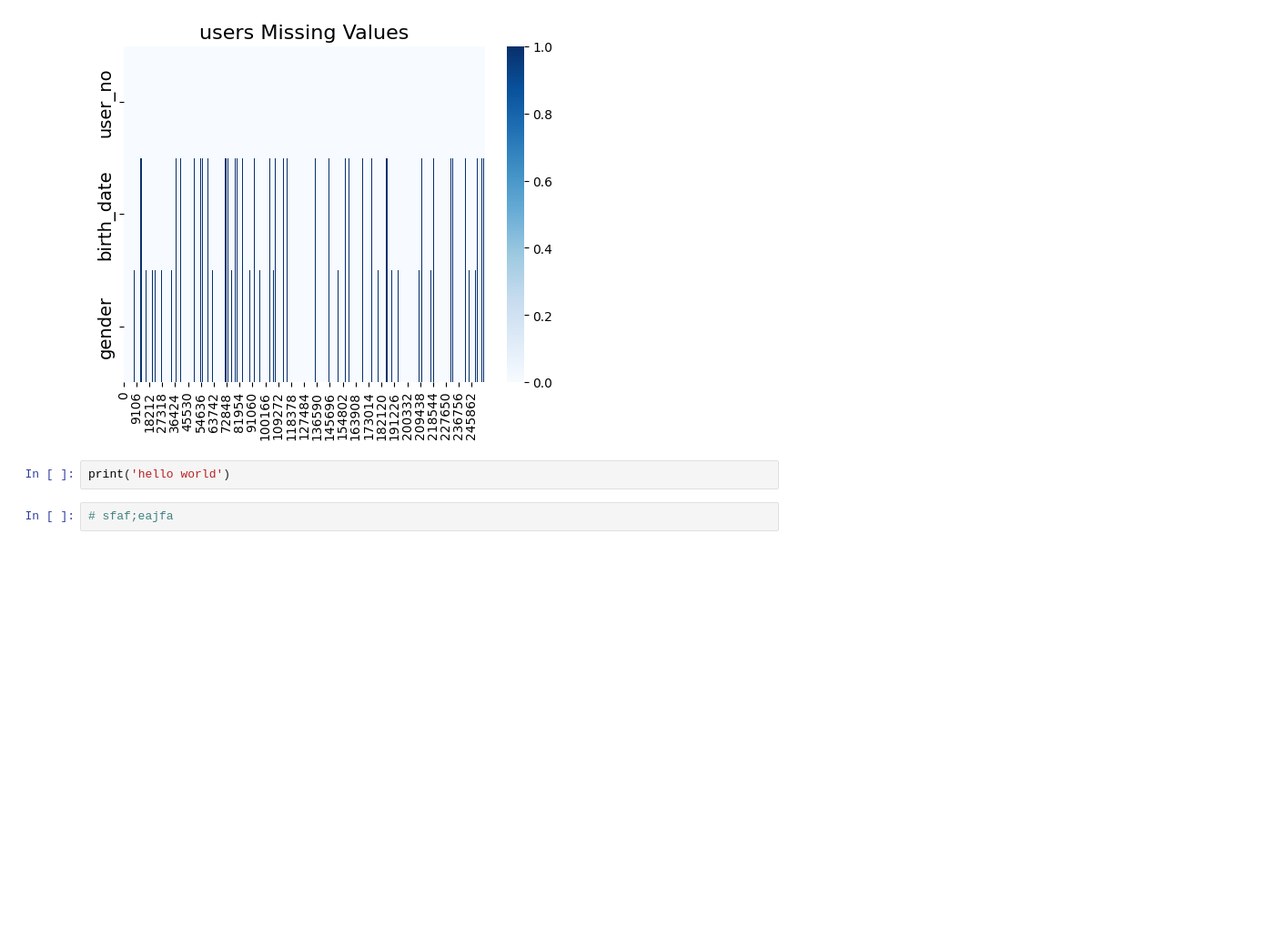
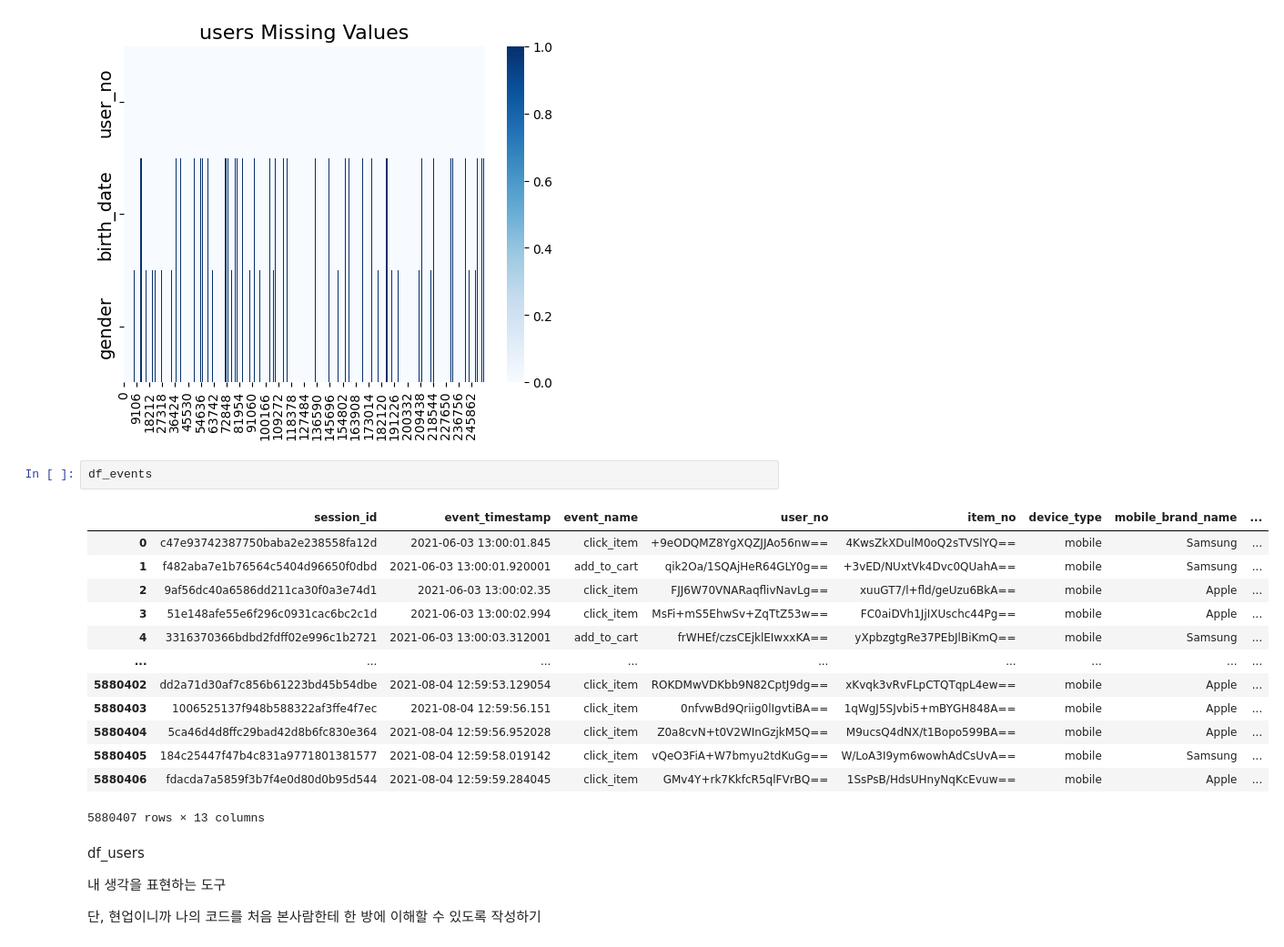
Before and after one commit to whatsasolo/eCommerce_PTJ, a Jupyter notebook: main.ipynb, the cells around one changed output. Shown: that part at 91% size. Drawn from its saved outputs; the diff is of its cells as text; blank space fills up the shorter version.

```diff
--- a/main.ipynb
+++ b/main.ipynb
@@ -89,7 +89,25 @@ for tick in ax.yaxis.get_major_ticks():
 plt.show()
 # %% [output]
 [figure]
-# %%
-print('hello world')
-# %%
-# sfaf;eajfa
+# %%
+df_events
+# %% [output]
+|  | session_id | event_timestamp | event_name | user_no | item_no | device_type | mobile_brand_name | ... |
+| 0 | c47e93742387750baba2e238558fa12d | 2021-06-03 13:00:01.845 | click_item | +9eODQMZ8YgXQZJJAo56nw== | 4KwsZkXDulM0oQ2sTVSlYQ== | mobile | Samsung | ... |
+| 1 | f482aba7e1b76564c5404d96650f0dbd | 2021-06-03 13:00:01.920001 | add_to_cart | qik2Oa/1SQAjHeR64GLY0g== | +3vED/NUxtVk4Dvc0QUahA== | mobile | Samsung | ... |
+| 2 | 9af56dc40a6586dd211ca30f0a3e74d1 | 2021-06-03 13:00:02.35 | click_item | FJJ6W70VNARaqflivNavLg== | xuuGT7/l+fld/geUzu6BkA== | mobile | Apple | ... |
+| 3 | 51e148afe55e6f296c0931cac6bc2c1d | 2021-06-03 13:00:02.994 | click_item | MsFi+mS5EhwSv+ZqTtZ53w== | FC0aiDVh1JjIXUschc44Pg== | mobile | Apple | ... |
+| 4 | 3316370366bdbd2fdff02e996c1b2721 | 2021-06-03 13:00:03.312001 | add_to_cart | frWHEf/czsCEjklEIwxxKA== | yXpbzgtgRe37PEbJlBiKmQ== | mobile | Samsung | ... |
+| ... | ... | ... | ... | ... | ... | ... | ... | ... |
+| 5880402 | dd2a71d30af7c856b61223bd45b54dbe | 2021-08-04 12:59:53.129054 | click_item | ROKDMwVDKbb9N82CptJ9dg== | xKvqk3vRvFLpCTQTqpL4ew== | mobile | Apple | ... |
+| 5880403 | 1006525137f948b588322af3ffe4f7ec | 2021-08-04 12:59:56.151 | click_item | 0nfvwBd9Qriig0lIgvtiBA== | 1qWgJ5SJvbi5+mBYGH848A== | mobile | Apple | ... |
+| 5880404 | 5ca46d4d8ffc29bad42d8b6fc830e364 | 2021-08-04 12:59:56.952028 | click_item | Z0a8cvN+t0V2WInGzjkM5Q== | M9ucsQ4dNX/t1Bopo599BA== | mobile | Apple | ... |
+| 5880405 | 184c25447f47b4c831a9771801381577 | 2021-08-04 12:59:58.019142 | click_item | vQeO3FiA+W7bmyu2tdKuGg== | W/LoA3I9ym6wowhAdCsUvA== | mobile | Samsung | ... |
+| 5880406 | fdacda7a5859f3b7f4e0d80d0b95d544 | 2021-08-04 12:59:59.284045 | click_item | GMv4Y+rk7KkfcR5qlFVrBQ== | 1SsPsB/HdsUHnyNqKcEvuw== | mobile | Apple | ... |
+5880407 rows × 13 columns
+# %% [markdown]
+df_users <br>
+
+내 생각을 표현하는 도구 <br>
+
+단, 현업이니까 나의 코드를 처음 본사람한테 한 방에 이해할 수 있도록 작성하기
```
Also changed, not shown: parts of 10 cells of this notebook.
